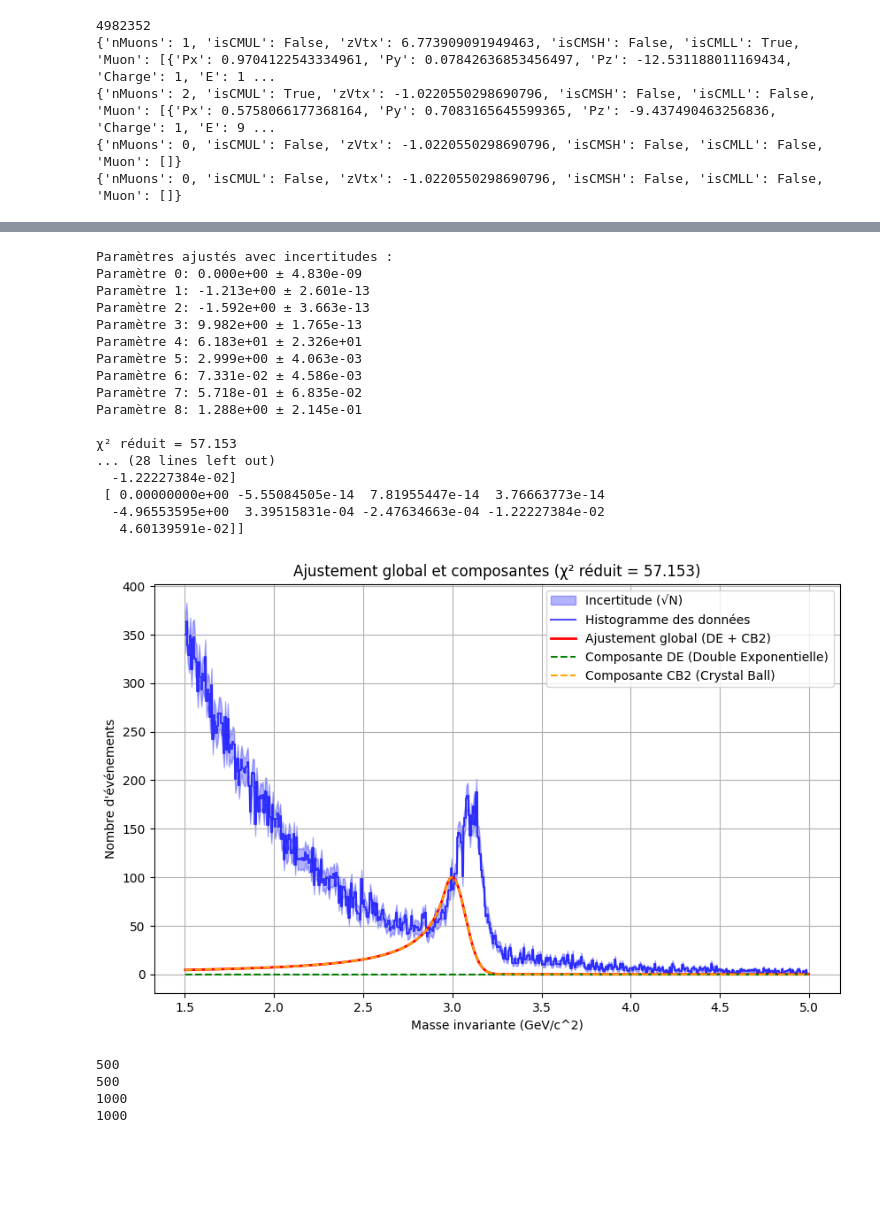
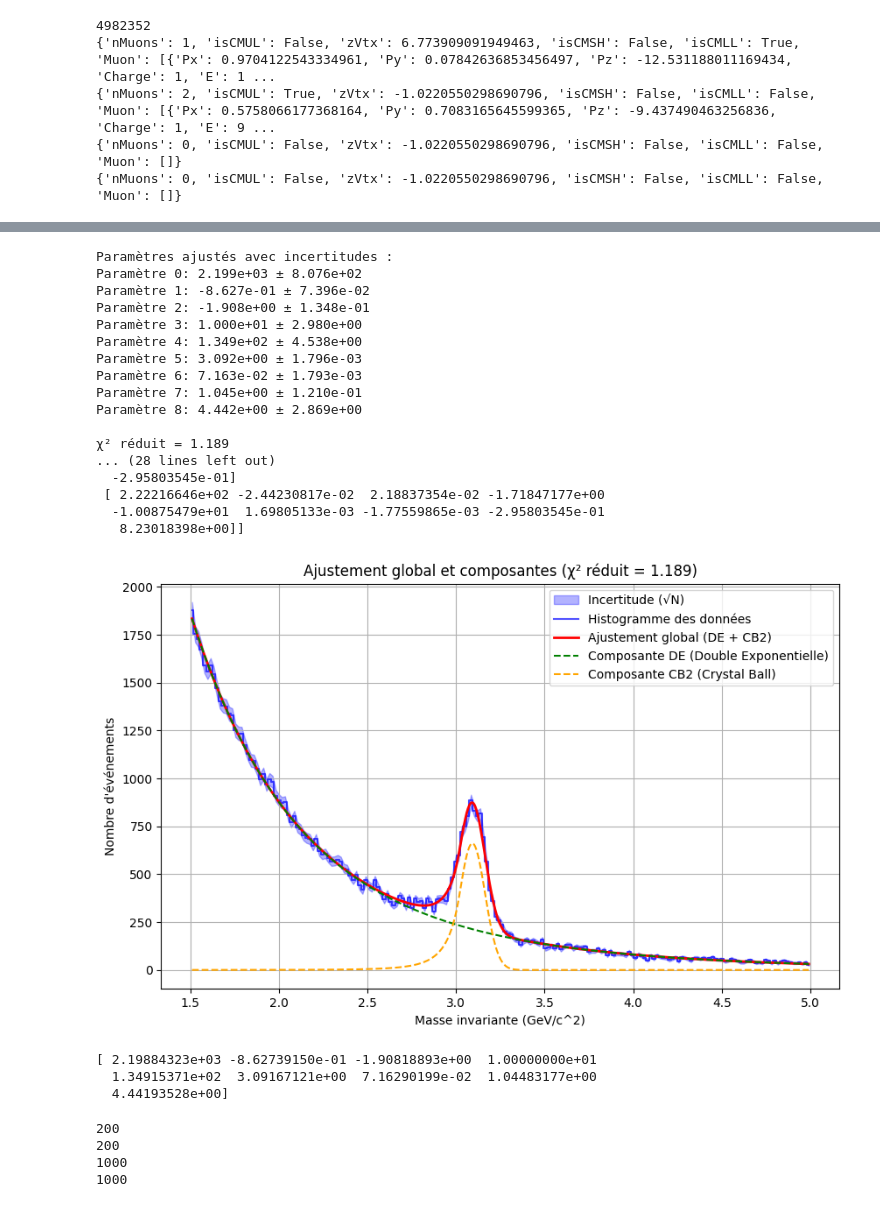
Before and after one commit to nantes-m2-rps-exp/qqbar2mumu-2024, a Jupyter notebook: notebooks/Discrimination.ipynb, the cells around one changed output, grey strips where cells are left out. Saved outputs shown, nothing was run; the diff lists cells and outputs as text; code cells hidden in the pictures; blank space fills up the shorter version.

```diff
--- a/notebooks/Discrimination.ipynb
+++ b/notebooks/Discrimination.ipynb
@@ -70,7 +70,9 @@ import matplotlib.pyplot as plt
 import numpy as np
 
 # Filtrer les événements
-filtered_events = m[(m.nMuons >= 2) & (abs(m.zVtx) < 10) & (m.isCMUL)]
+#filtered_events = m[(m.nMuons >= 2) & (abs(m.zVtx) < 10) & (m.isCMUL)]
+filtered_events = m[(m.isCMUL)]
+
 filtered_events_back = m[(m.nMuons >= 2) & (abs(m.zVtx) < 10)]
 print("Nombre de particules considérées :", len(filtered_events))
 #print("avant coupure",len(m),"apres coupure",len(filtered_events), "la coupure à une efficacité de",len(filtered_events)/len(m))
@@ -111,29 +113,32 @@ opposite_charge_pairs = muon_pairs[
 #print("avant coupure",len(ak.flatten(muon_pairs)),"apres coupure",len(ak.flatten(opposite_charge_pairs)), "la coupure à une efficacité de",len(ak.flatten(opposite_charge_pairs))/len(ak.flatten(muon_pairs)))
 
 
+opposite_charge_pairs = muon_pairs
 # Calcul des masses invariantes et de la rapidité
 masses_opposite = (opposite_charge_pairs.muon1 + opposite_charge_pairs.muon2).mass
 y_pair = (opposite_charge_pairs.muon1 + opposite_charge_pairs.muon2).rapidity
 
 # Appliquer le filtre de rapidité
-filtered_masses = masses_opposite[(y_pair <= -2.5) & (y_pair >= -4)]
-
+#filtered_masses = masses_opposite[(y_pair <= -2.5) & (y_pair >= -4)]
+filtered_masses = masses_opposite
 # Aplatir les données et filtrer les masses entre 0 et 10 GeV
 flattened_opposite = ak.flatten(filtered_masses[(filtered_masses >= 0) & (filtered_masses <= 10)], axis=None)
 
 # Calcul des histogrammes avec numpy
-global bins
-bins = 500
-hist_opposite, bin_edges = np.histogram(flattened_opposite, bins=bins, range=(1.5, 5))
+global bi#ns
+bins = 200
+global range
+range = (1.5,5)
+hist_opposite, bin_edges = np.histogram(flattened_opposite, bins=bins, range=range)
 print("Taille de l'histogramme après filtrage :", len(flattened_opposite))
 
 # Tracer l'histogramme
 bin_centers = (bin_edges[:-1] + bin_edges[1:]) / 2
 plt.step(bin_centers, hist_opposite, where="mid", label="Charges opposées (2.5 < y < 4)", color="blue")
-plt.xlabel("Masse invariante (GeV/c^2)")
-plt.ylabel("Nombre d'événements")
-plt.title("Distribution des masses invariantes avec sélection en rapidité")
+plt.xlabel("Invariant masses (GeV/c^2)")
+plt.ylabel("Counts")
+plt.title("Distribution of invarient masses")
 plt.grid(True)
-plt.legend()
+#plt.legend()
 plt.show()
 # %% [output]
@@ -306,7 +311,7 @@ try:
         x_peak,
         y_peak,
         p0=[np.max(y_peak), 3.0, 0.1, 1.5, 1.5, 0.1, 0.1],
-        bounds=([0, 2.7, 0.01, 0.1, 0.1, -1, -1], [np.inf, 3.3, 1, 5, 5, 1, 1]),
+        #bounds=([0, 2.7, 0.01, 0.1, 0.1, -1, -1], [np.inf, 3.3, 1, 5, 5, 1, 1]),
         maxfev=200000,
     )
 except RuntimeError as e:
@@ -392,9 +397,9 @@ def combined_function(x, N_de, a1, a2, alpha, N_cb, mu, sigma, alpha_cb, n):
     )
 
 # Paramètres initiaux et bornes
-initial_params = [
-    4e5, -1.17, -1.5, 10, 43, 3.0, 0.07, 0.5, 1
-]
+initial_params = [ 1.04573671e+03, -1.23169623e+00, -1.77170535e+00,  1.00000000e+01,
+  6.71367428e+01,  3.09536101e+00,  6.36382088e-02,  8.77204051e-01,
+  1.00000000e+01]
 bounds = (
     [0, -10, -10, -10,-101, 1.01, 0.01, 0.1, 1],
     [np.inf, 10, 10, 10, np.inf, 3.5, 1.0, 5, 10]
@@ -412,7 +417,7 @@ try:
         p0=initial_params,
         bounds=bounds,
         maxfev=2000000,
-        method='dogbox'
+        method="dogbox",
     )
 except RuntimeError as e:
     print("Erreur d'ajustement :", e)
@@ -436,7 +441,7 @@ chi2_reduced = chi2 / ndof
 integration_range = (x_fit >= 2.75) & (x_fit <= 3.50)
 
 # Intégrales avec les valeurs optimales
-integral_cb2_central = np.trapz(y_cb2[integration_range], x_fit[integration_range])/(3.5/bins)
+integral_cb2_central = np.trapz(y_cb2[integration_range], x_fit[integration_range])/((range[1]-range[0])/bins)
 integral_de_central = np.trapz(y_de[integration_range], x_fit[integration_range])
 
 # Calcul des intégrales avec les paramètres extrêmes (optimaux ± incertitudes)
@@ -448,8 +453,8 @@ y_cb2_low = crystal_ball(x_fit, *popt_low[4:])
 y_de_high = double_exponential(x_fit, *popt_high[:4])
 y_de_low = double_exponential(x_fit, *popt_low[:4])
 
-integral_cb2_high = np.trapz(y_cb2_high[integration_range], x_fit[integration_range])/(3.5/bins)
-integral_cb2_low = np.trapz(y_cb2_low[integration_range], x_fit[integration_range])/(3.5/bins)
+integral_cb2_high = np.trapz(y_cb2_high[integration_range], x_fit[integration_range])/((range[1]-range[0])/bins)
+integral_cb2_low = np.trapz(y_cb2_low[integration_range], x_fit[integration_range])/((range[1]-range[0])/bins)
 integral_de_high = np.trapz(y_de_high[integration_range], x_fit[integration_range])
 integral_de_low = np.trapz(y_de_low[integration_range], x_fit[integration_range])
 
@@ -479,56 +484,60 @@ print(pcov)
 
 # Tracer les données et les ajustements
 plt.figure(figsize=(10, 6))
 
 # Histogramme avec zone d'incertitude
 plt.fill_between(
     bin_centers,
     y_data - y_errors,
     y_data + y_errors,
     color="blue",
     alpha=0.3,
     label="Incertitude (√N)",
 )
 plt.step(bin_centers, y_data, where="mid", label="Histogramme des données", color="blue", alpha=0.7)
 plt.plot(x_fit, y_fit, label="Ajustement global (DE + CB2)", color="red", linewidth=2)
 plt.plot(x_fit, y_de, label="Composante DE (Double Exponentielle)", color="green", linestyle="--", linewidth=1.5)
 plt.plot(x_fit, y_cb2, label="Composante CB2 (Crystal Ball)", color="orange", linestyle="--", linewidth=1.5)
 
 
 # Mise en forme
 plt.xlabel("Masse invariante (GeV/c^2)")
 plt.ylabel("Nombre d'événements")
 plt.title(f"Ajustement global et composantes (χ² réduit = {chi2_reduced:.3f})")
 plt.legend()
 plt.grid(True)
 plt.show()
+print(popt)
 # %% [output]
 Paramètres ajustés avec incertitudes :
-Paramètre 0: 0.000e+00 ± 4.830e-09
-Paramètre 1: -1.213e+00 ± 2.601e-13
-Paramètre 2: -1.592e+00 ± 3.663e-13
-Paramètre 3: 9.982e+00 ± 1.765e-13
-Paramètre 4: 6.183e+01 ± 2.326e+01
-Paramètre 5: 2.999e+00 ± 4.063e-03
-Paramètre 6: 7.331e-02 ± 4.586e-03
-Paramètre 7: 5.718e-01 ± 6.835e-02
-Paramètre 8: 1.288e+00 ± 2.145e-01
+Paramètre 0: 2.199e+03 ± 8.076e+02
+Paramètre 1: -8.627e-01 ± 7.396e-02
+Paramètre 2: -1.908e+00 ± 1.348e-01
+Paramètre 3: 1.000e+01 ± 2.980e+00
+Paramètre 4: 1.349e+02 ± 4.538e+00
+Paramètre 5: 3.092e+00 ± 1.796e-03
+Paramètre 6: 7.163e-02 ± 1.793e-03
+Paramètre 7: 1.045e+00 ± 1.210e-01
+Paramètre 8: 4.442e+00 ± 2.869e+00
 
-χ² réduit = 57.153
+χ² réduit = 1.189
 ... (28 lines left out)
-  -1.22227384e-02]
- [ 0.00000000e+00 -5.55084505e-14  7.81955447e-14  3.76663773e-14
-  -4.96553595e+00  3.39515831e-04 -2.47634663e-04 -1.22227384e-02
-   4.60139591e-02]]
+  -2.95803545e-01]
+ [ 2.22216646e+02 -2.44230817e-02  2.18837354e-02 -1.71847177e+00
+  -1.00875479e+01  1.69805133e-03 -1.77559865e-03 -2.95803545e-01
+   8.23018398e+00]]
-[figure, old version]
+[figure, new version]
+[ 2.19884323e+03 -8.62739150e-01 -1.90818893e+00  1.00000000e+01
+  1.34915371e+02  3.09167121e+00  7.16290199e-02  1.04483177e+00
+  4.44193528e+00]
 # %%
 print(len(y_data))
 print(len(x_data))
 print(len(y_fit))
 print(len(x_fit))
 # %% [output]
-500
-500
+200
+200
 1000
 1000
 # %%
```
Also changed, not shown: parts of 5 cells of this notebook.
